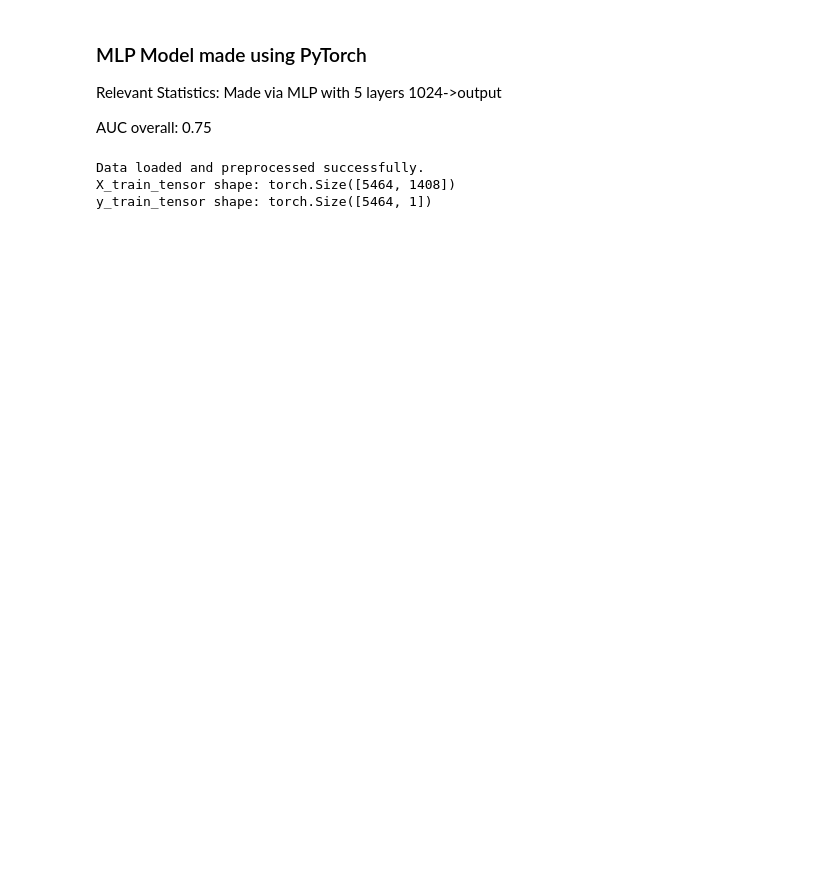
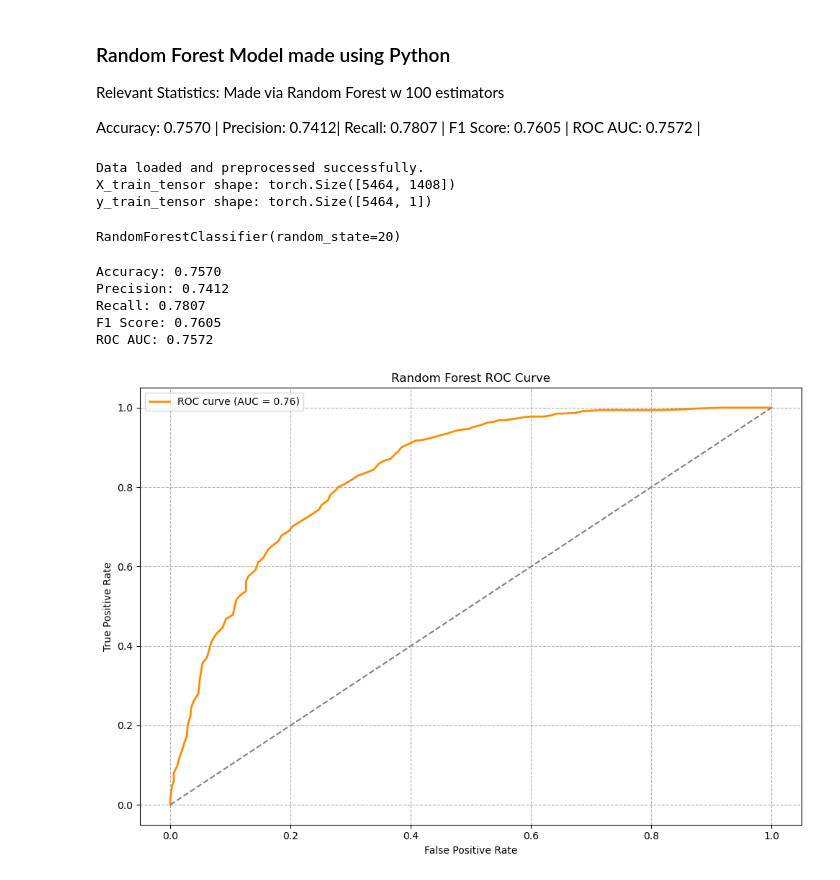
Before and after one commit to Bmohmand/ctfoundation, a Jupyter notebook: NewSinoCTModels/RandomForest.ipynb, the cells around one changed output. Saved outputs shown, nothing was run; the diff lists cells and outputs as text; code cells hidden in the pictures; blank space fills up the shorter version.

```diff
--- a/NewSinoCTModels/RandomForest.ipynb
+++ b/NewSinoCTModels/RandomForest.ipynb
@@ -1,8 +1,12 @@
 # %% [markdown]
-### MLP Model made using PyTorch
-Relevant Statistics: Made via MLP with 5 layers 1024->output
+### Random Forest Model made using Python
+Relevant Statistics: Made via Random Forest w 100 estimators
 
-AUC overall: 0.75
+Accuracy: 0.7570 |
+Precision: 0.7412|
+Recall: 0.7807   |
+F1 Score: 0.7605 |
+ROC AUC: 0.7572  |
 # %%
 # Import required libraries (CUDA version)
 import os
@@ -66,3 +54,49 @@ print("y_train_tensor shape:", y_train_tensor.shape)
 Data loaded and preprocessed successfully.
 X_train_tensor shape: torch.Size([5464, 1408])
 y_train_tensor shape: torch.Size([5464, 1])
+# %%
+# Train Random Forest Classifier
+model = RandomForestClassifier(n_estimators=100, random_state=20)
+model.fit(X_train_scaled, y_train.ravel())
+# %% [output]
+RandomForestClassifier(random_state=20)
+# %%
+y_pred = model.predict(X_test_scaled)
+y_prob = model.predict_proba(X_test_scaled)[:, 1]
+# %%
+from sklearn.metrics import accuracy_score, precision_score, recall_score, f1_score, confusion_matrix, roc_curve, roc_auc_score
+# Metrics
+accuracy = accuracy_score(y_test, y_pred)
+precision = precision_score(y_test, y_pred)
+recall = recall_score(y_test, y_pred)
+f1 = f1_score(y_test, y_pred)
+roc_auc = roc_auc_score(y_test, y_pred)
+cm = confusion_matrix(y_test, y_pred)
+
+print(f"Accuracy: {accuracy:.4f}")
+print(f"Precision: {precision:.4f}")
+print(f"Recall: {recall:.4f}")
+print(f"F1 Score: {f1:.4f}")
+print(f"ROC AUC: {roc_auc:.4f}")
+
+# Plots
+
+# ROC Curve
+fpr, tpr, _ = roc_curve(y_test, y_prob)
+plt.figure(figsize=(10,7))
+plt.plot(fpr, tpr, color='darkorange', lw=2, label=f'ROC curve (AUC = {roc_auc:.2f})')
+plt.plot([0,1], [0,1], linestyle='--', color='gray')
+plt.xlabel('False Positive Rate')
+plt.ylabel('True Positive Rate')
+plt.title('Random Forest ROC Curve')
+plt.legend()
+plt.grid(True, ls='--')
+plt.tight_layout()
+plt.show()
+# %% [output]
+Accuracy: 0.7570
+Precision: 0.7412
+Recall: 0.7807
+F1 Score: 0.7605
+ROC AUC: 0.7572
+[figure, added]
```
Also changed, not shown: parts of 3 cells of this notebook, 13 other files.
